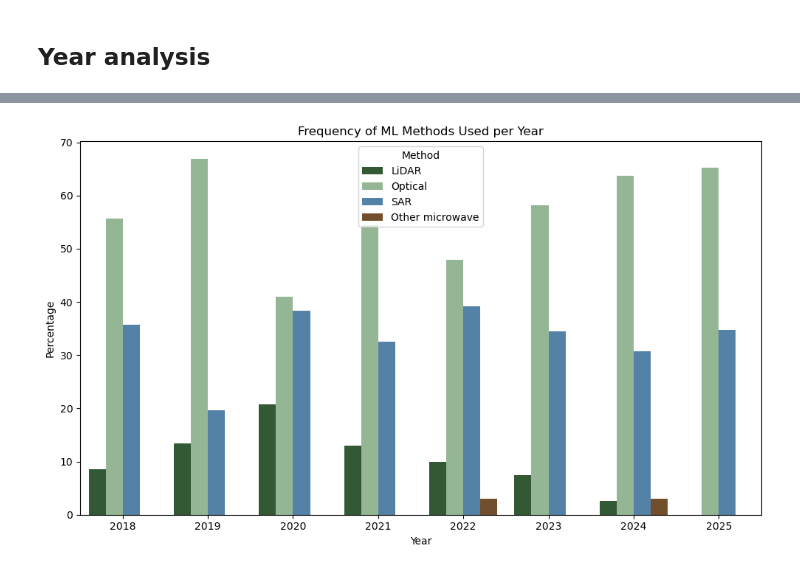
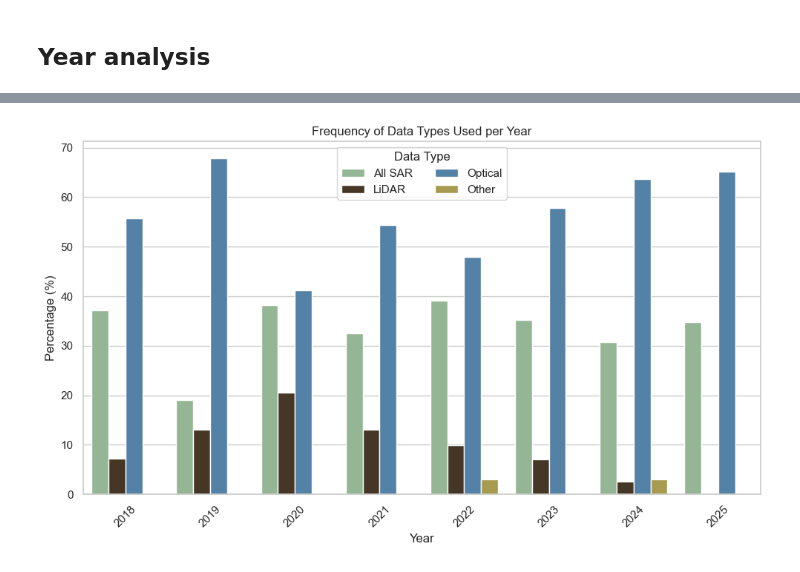
Before and after one commit to annalisefishell/MasterThesis, a Jupyter notebook: lit_review.ipynb, the cells around one changed output, grey strips where cells are left out. Cells and saved outputs as stored; diff of their text form; code cells hidden in the pictures.

```diff
--- a/lit_review.ipynb
+++ b/lit_review.ipynb
@@ -30,3 +106,6 @@ def one_hot_encode(og_df, column, keys):
+# %%
+def convert_var_names(var_string):
+    return ','.join(better_var_names_dict.get(var.strip(), var.strip()) for var in var_string.split(','))
 # %%
 # convert evaluation values from strings to floats
 df.astype({'value': 'float32'});
@@ -106,6 +140,9 @@ df['data_sar'] = sar_column
 df = one_hot_encode(df, 'data_sar', sar_dict.keys())
 # %%
 # Building the one hot encoding for the variable analysis
+
+# Apply name conversion
+df['variables'] = df['variables'].apply(convert_var_names)
 
 # create the list of unique variables
 unique_vars = []
@@ -118,6 +155,3 @@ for var_str in no_nan_vars.unique():
 
 # one hot encode them
 df = one_hot_encode(df, 'variables', unique_vars)
-
-# check the metrics available for analysis
-df['metric'].unique()
@@ -345,36 +511,43 @@ plt.show()
 # %%
 # Plot change of data over time
+custom_palette_year_data = [
+    "#8FBC8F",  # deep forest green
+    "#4B3621",  # dark brown (carbon/peat)
+    "#4682B4",  # steel blue (cooler than sky blue, more defined)
+    "#B5A642"  # burnt sienna / dry soil
+]
 
 melted = df.melt(id_vars=['year', 'title'],
-                   value_vars=['SAR', 'Optical', 'LiDAR', 'Other microwave'],
+                   value_vars=['All SAR', 'Optical', 'LiDAR', 'Other'],
                    var_name='SensorType',
                    value_name='Used')
 
-# Step 2: Filter rows where sensor was used (value = 1)
+# Filter rows where sensor was used (value = 1)
 used_sensors = melted[melted['Used'] == 1]
 
-# Step 3: Count occurrences per Year and SensorType
+# Count occurrences per Year and SensorType
 counts = used_sensors.groupby(['year', 'SensorType']).size().reset_index(name='count')
 
-# Step 4: Calculate percentages per year
+# Calculate percentages per year
 counts['percentage'] = counts.groupby('year')['count'].transform(lambda x: x / x.sum() * 100)
 
 # Plotting
-custom_palette = [
-    "#2C5F2D",  # deep forest green
-    "#8FBC8F",  # sage green (more vibrant, still earthy)
-    "#4682B4",  # steel blue (cooler than sky blue, more defined)
-    "#7C4F20"  # burnt sienna / dry soil
-]
+plt.figure(figsize=(10, 6))
+sns.set(style="whitegrid")
+sns.barplot(
+    data=counts,
+    x='year',
+    y='percentage',
+    hue='SensorType',
+    palette=custom_palette_year_data
+)
 
-plt.figure(figsize=(10, 6))
-sns.barplot(data=counts, x='year', y='percentage', hue='SensorType', palette=custom_palette)
-
-plt.title('Frequency of ML Methods Used per Year')
+plt.title('Frequency of Data Types Used per Year')
 plt.xlabel('Year')
-plt.ylabel('Percentage')
-plt.legend(title='Method')
+plt.ylabel('Percentage (%)')
+plt.legend(title='Data Type', loc='upper center', ncol=2)
+plt.xticks(rotation=45)
 plt.tight_layout()
 plt.show()
 # %% [output]
-[figure, old version]
+[figure, new version]
```
Also changed, not shown: parts of 24 cells of this notebook, 1 other file.
